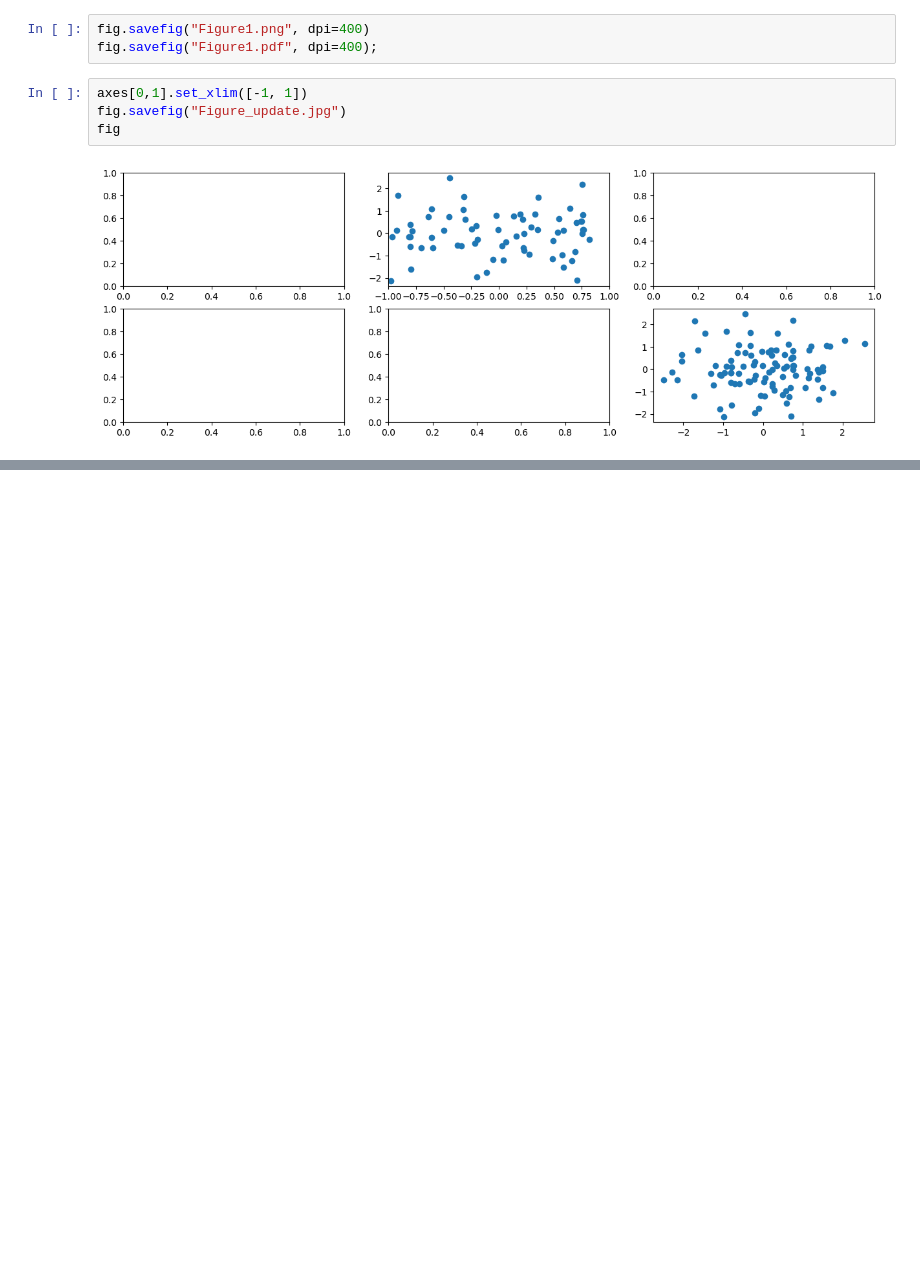
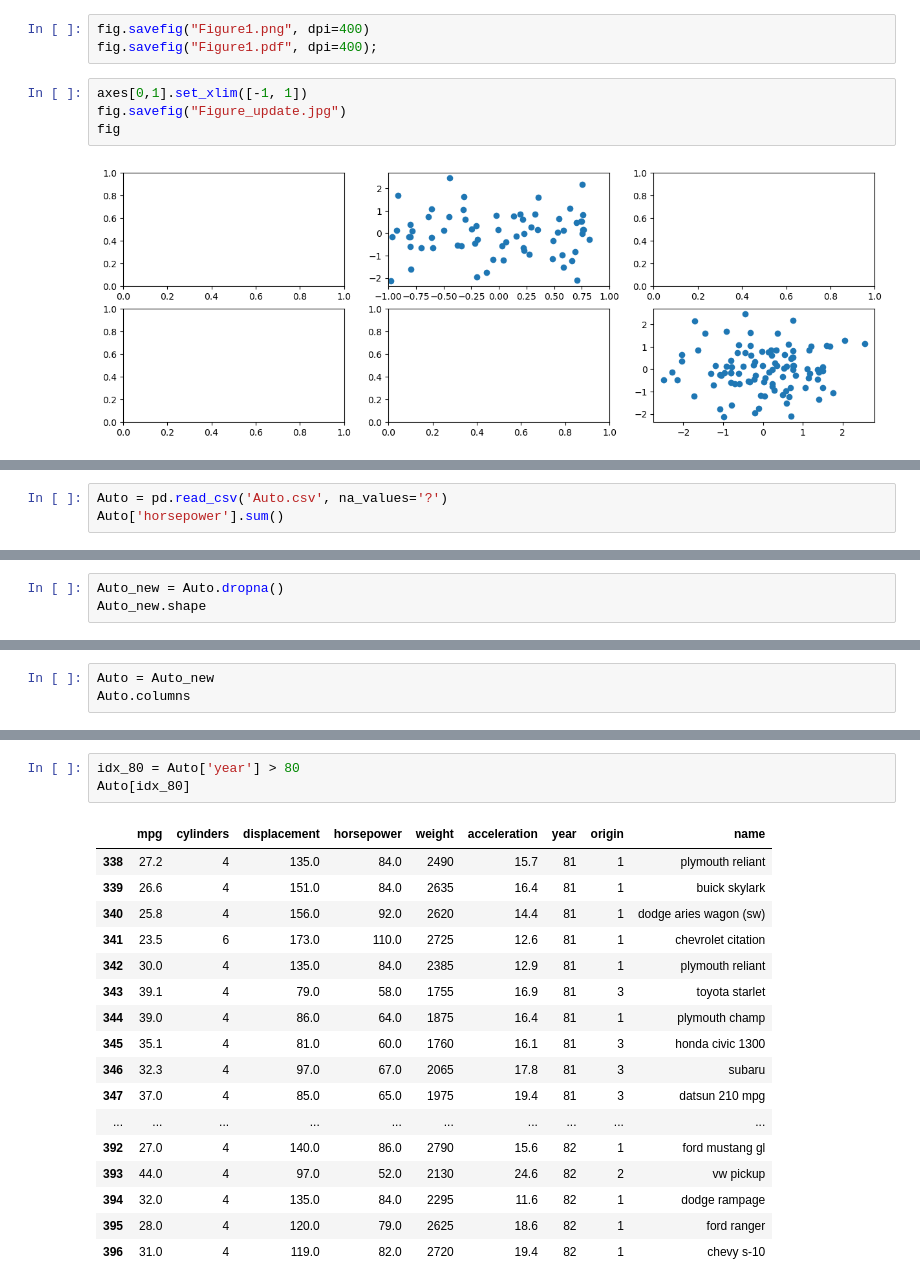
Before and after one commit to FenilMavani/DataAnlytics, a Jupyter notebook: chapter2.ipynb, the cells around one changed output, grey strips where cells are left out. Drawn from its saved outputs; the diff is of its cells as text; blank space fills up the shorter version.

```diff
--- a/chapter2.ipynb
+++ b/chapter2.ipynb
@@ -223,0 +268,3 @@ ax.contour(x, y, f)
+# %%
+Auto = pd.read_csv('Auto.csv', na_values='?')
+Auto['horsepower'].sum()
@@ -223,0 +277,3 @@ ax.contour(x, y, f)
+# %%
+Auto_new = Auto.dropna()
+Auto_new.shape
@@ -223,0 +282,3 @@ ax.contour(x, y, f)
+# %%
+Auto = Auto_new
+Auto.columns
@@ -223,0 +296,21 @@ ax.contour(x, y, f)
+# %%
+idx_80 = Auto['year'] > 80
+Auto[idx_80]
+# %% [output]
+|  | mpg | cylinders | displacement | horsepower | weight | acceleration | year | origin | name |
+| 338 | 27.2 | 4 | 135.0 | 84.0 | 2490 | 15.7 | 81 | 1 | plymouth reliant |
+| 339 | 26.6 | 4 | 151.0 | 84.0 | 2635 | 16.4 | 81 | 1 | buick skylark |
+| 340 | 25.8 | 4 | 156.0 | 92.0 | 2620 | 14.4 | 81 | 1 | dodge aries wagon (sw) |
+| 341 | 23.5 | 6 | 173.0 | 110.0 | 2725 | 12.6 | 81 | 1 | chevrolet citation |
+| 342 | 30.0 | 4 | 135.0 | 84.0 | 2385 | 12.9 | 81 | 1 | plymouth reliant |
+| 343 | 39.1 | 4 | 79.0 | 58.0 | 1755 | 16.9 | 81 | 3 | toyota starlet |
+| 344 | 39.0 | 4 | 86.0 | 64.0 | 1875 | 16.4 | 81 | 1 | plymouth champ |
+| 345 | 35.1 | 4 | 81.0 | 60.0 | 1760 | 16.1 | 81 | 3 | honda civic 1300 |
+| 346 | 32.3 | 4 | 97.0 | 67.0 | 2065 | 17.8 | 81 | 3 | subaru |
+| 347 | 37.0 | 4 | 85.0 | 65.0 | 1975 | 19.4 | 81 | 3 | datsun 210 mpg |
+| ... | ... | ... | ... | ... | ... | ... | ... | ... | ... |
+| 392 | 27.0 | 4 | 140.0 | 86.0 | 2790 | 15.6 | 82 | 1 | ford mustang gl |
+| 393 | 44.0 | 4 | 97.0 | 52.0 | 2130 | 24.6 | 82 | 2 | vw pickup |
+| 394 | 32.0 | 4 | 135.0 | 84.0 | 2295 | 11.6 | 82 | 1 | dodge rampage |
+| 395 | 28.0 | 4 | 120.0 | 79.0 | 2625 | 18.6 | 82 | 1 | ford ranger |
+| 396 | 31.0 | 4 | 119.0 | 82.0 | 2720 | 19.4 | 82 | 1 | chevy s-10 |
```
Also changed, not shown: parts of 23 cells of this notebook, 1 other file.
